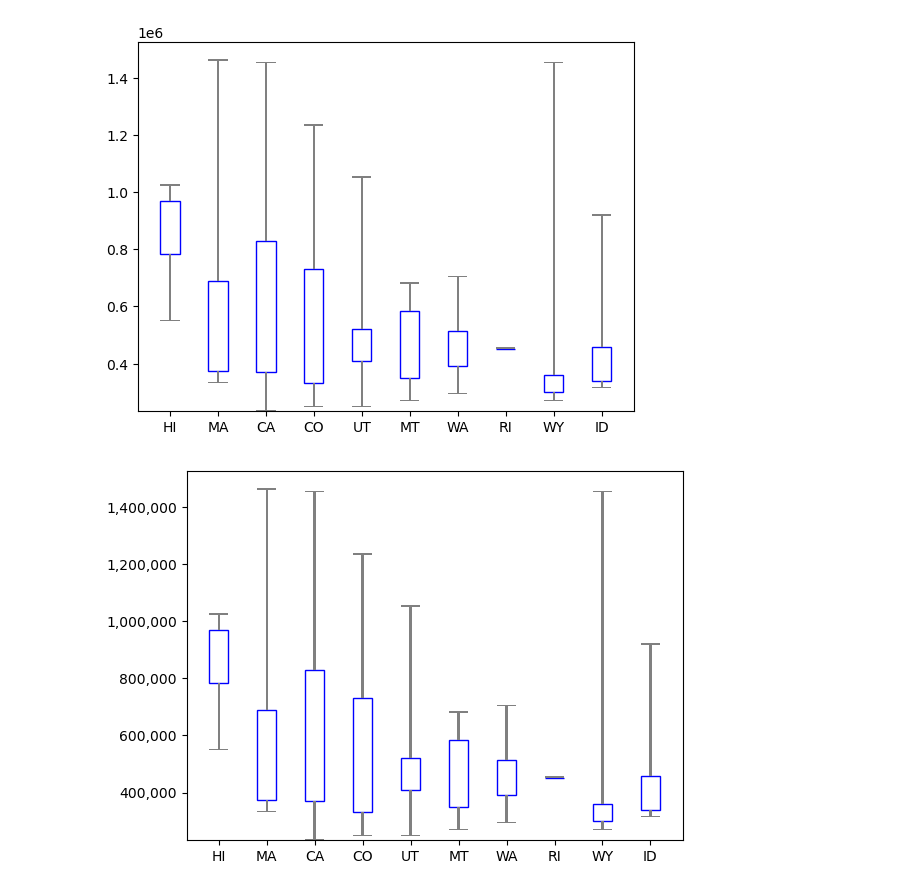
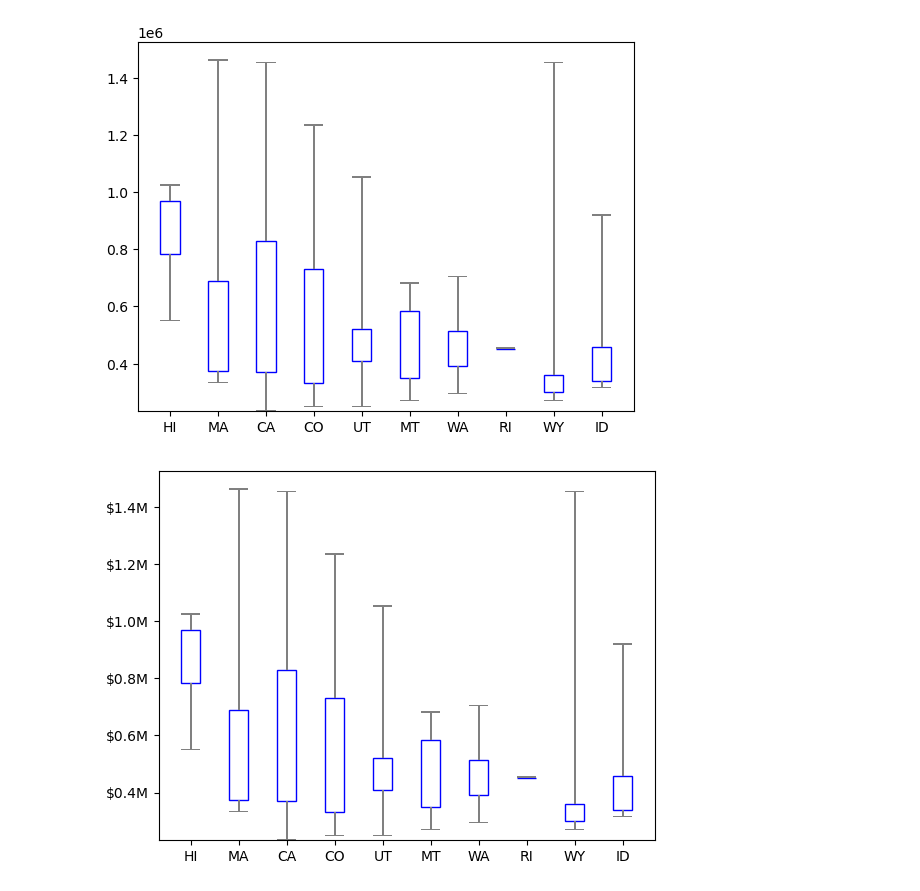
Before and after one commit to jsuddsjr/data-exploration, a Jupyter notebook: 02-data-viz.ipynb, the cells around one changed output. Saved outputs shown, nothing was run; the diff lists cells and outputs as text; code cells hidden in the pictures.

Commit message:
Ticker

```diff
--- a/02-data-viz.ipynb
+++ b/02-data-viz.ipynb
@@ -55,7 +55,7 @@ beyond it. We create candlesticks by incorporating multiple elements into a sing
 import matplotlib.pyplot as plt
 
 width = .4
-width2 = .05
+width2 = .04
 
 plt.figure()
 plt.bar(top10.index, top10['75%']-top10['25%'], width, bottom=top10['25%'], color='white', edgecolor='blue')
@@ -81,16 +81,16 @@ plt.show()
 # %% [output]
 [figure]
 # %%
-from matplotlib import ticker, axes
+from matplotlib import ticker
 
 plt.figure()
 plt.bar(top10.index, top10['75%']-top10['25%'], width, bottom=top10['25%'], color='white', edgecolor='blue')
 plt.bar(top10.index, top10['max']-top10['75%'], width2, bottom=top10['75%'], color='gray')
 plt.bar(top10.index, top10['25%']-top10['min'], width2, bottom=top10['min'], color='gray')
 plt.bar(top10.index, 5000, width, bottom=top10['max'], color='gray')
 plt.bar(top10.index, 5000, width, bottom=top10['min'], color='gray')
 
-plt.subplot().yaxis.set_major_formatter(ticker.FuncFormatter(lambda x, _: format(int(x), ',')))
+plt.subplot().yaxis.set_major_formatter(ticker.FuncFormatter(lambda x,_: f'${x/1e6}M'))
 plt.show()
 # %% [output]
-[figure, old version]
+[figure, new version]
```
